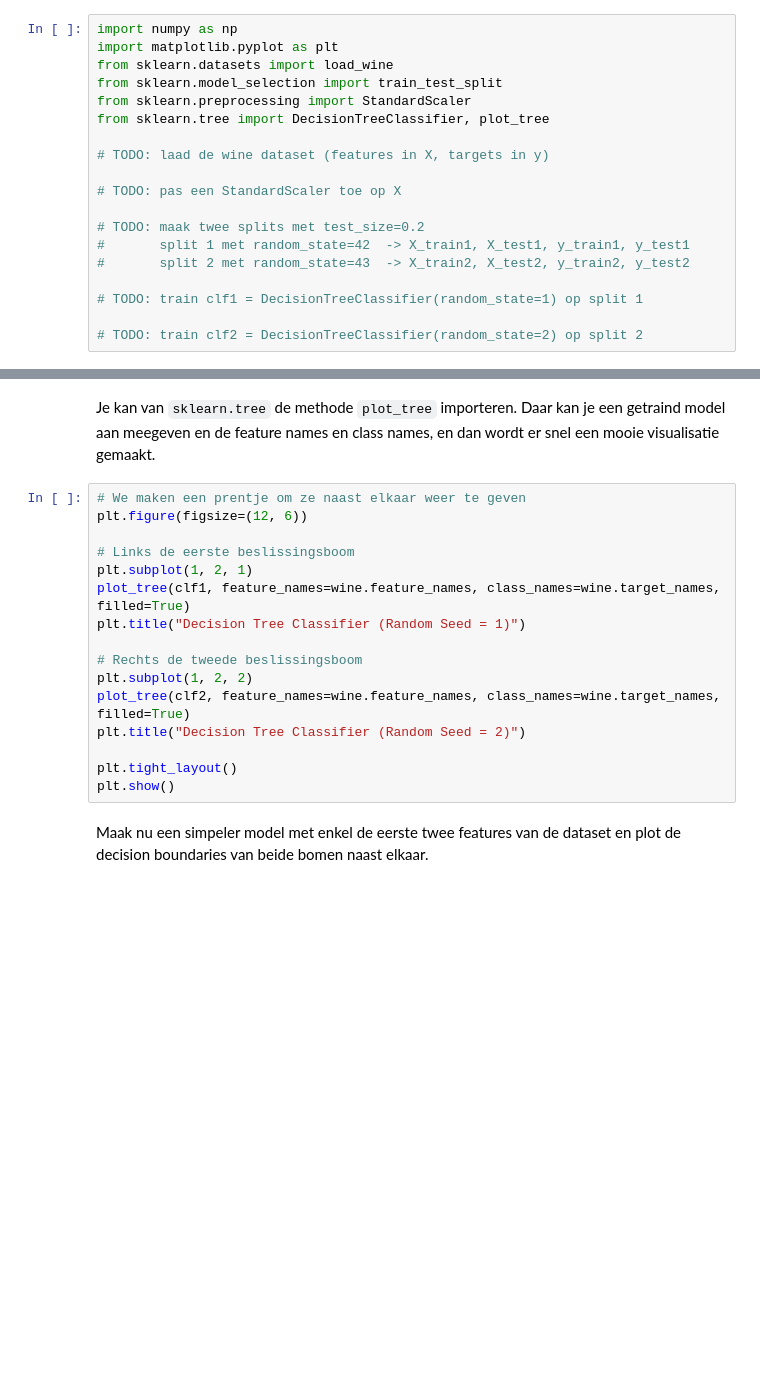
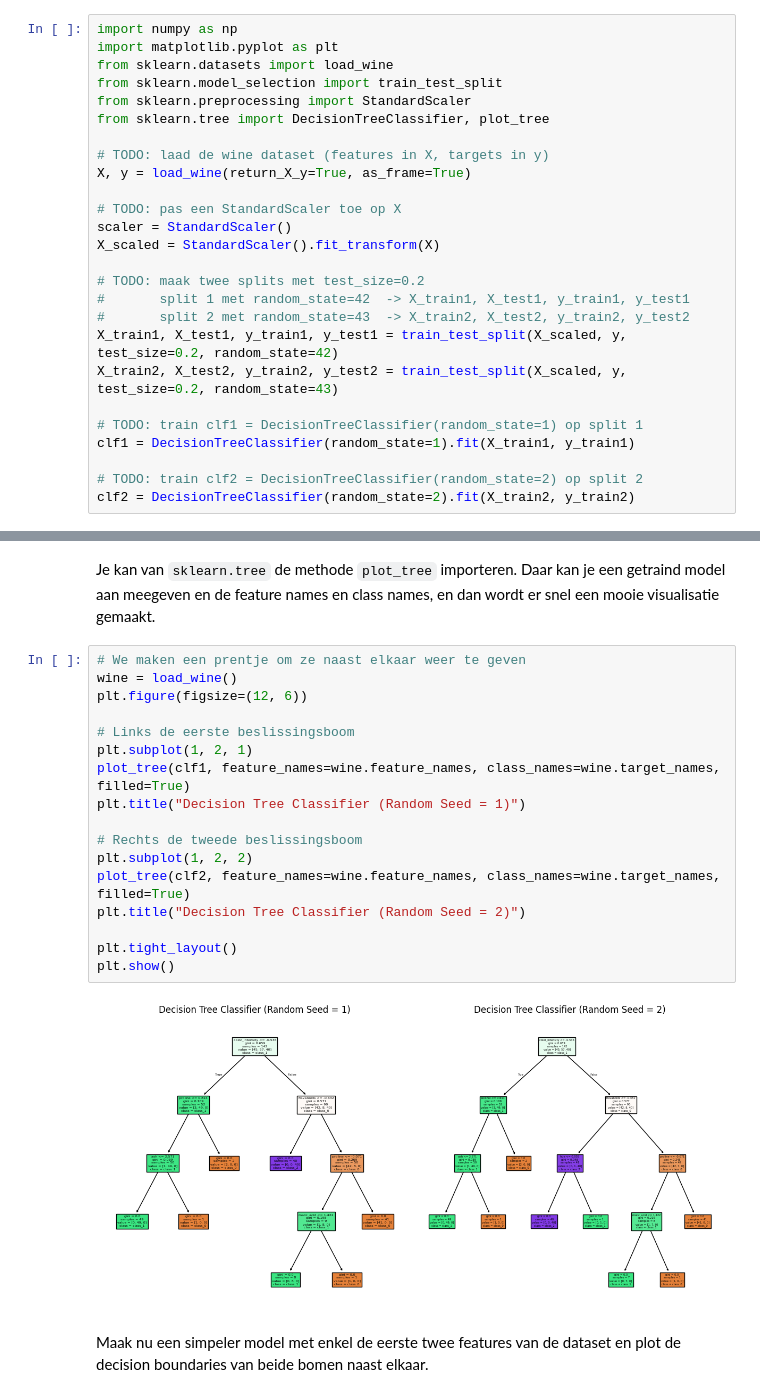
Before and after one commit to NGO-AP/ML-Algo-student, a Jupyter notebook: exercises_with_checks/week03/decision_trees_oefening_checkpoint_opgave.ipynb, the cells around one changed output, grey strips where cells are left out. Saved outputs shown, nothing was run; the diff lists cells and outputs as text; blank space fills up the shorter version.

```diff
--- a/exercises_with_checks/week03/decision_trees_oefening_checkpoint_opgave.ipynb
+++ b/exercises_with_checks/week03/decision_trees_oefening_checkpoint_opgave.ipynb
@@ -23,16 +23,23 @@ from sklearn.preprocessing import StandardScaler
 from sklearn.tree import DecisionTreeClassifier, plot_tree
 
 # TODO: laad de wine dataset (features in X, targets in y)
+X, y = load_wine(return_X_y=True, as_frame=True)
 
 # TODO: pas een StandardScaler toe op X
+scaler = StandardScaler()
+X_scaled = StandardScaler().fit_transform(X)
 
 # TODO: maak twee splits met test_size=0.2
 #       split 1 met random_state=42  -> X_train1, X_test1, y_train1, y_test1
 #       split 2 met random_state=43  -> X_train2, X_test2, y_train2, y_test2
+X_train1, X_test1, y_train1, y_test1 = train_test_split(X_scaled, y, test_size=0.2, random_state=42)
+X_train2, X_test2, y_train2, y_test2 = train_test_split(X_scaled, y, test_size=0.2, random_state=43)
 
 # TODO: train clf1 = DecisionTreeClassifier(random_state=1) op split 1
+clf1 = DecisionTreeClassifier(random_state=1).fit(X_train1, y_train1)
 
 # TODO: train clf2 = DecisionTreeClassifier(random_state=2) op split 2
+clf2 = DecisionTreeClassifier(random_state=2).fit(X_train2, y_train2)
 # %% [markdown]
 **Vraag (antwoord in `antwoord_tree_variatie`)**: Je vergelijkt de twee bomen (zelfde data, andere random state voor de split en voor de boom). Welke conclusie is correct? Kies A, B, C of D:
 
@@ -46,19 +53,22 @@ antwoord_tree_variatie = ""
 Je kan van `sklearn.tree` de methode `plot_tree` importeren. Daar kan je een getraind model aan meegeven en de feature names en class names, en dan wordt er snel een mooie visualisatie gemaakt.
 # %%
 # We maken een prentje om ze naast elkaar weer te geven
+wine = load_wine()
 plt.figure(figsize=(12, 6))
 
 # Links de eerste beslissingsboom
 plt.subplot(1, 2, 1)
 plot_tree(clf1, feature_names=wine.feature_names, class_names=wine.target_names, filled=True)
 plt.title("Decision Tree Classifier (Random Seed = 1)")
 
 # Rechts de tweede beslissingsboom
 plt.subplot(1, 2, 2)
 plot_tree(clf2, feature_names=wine.feature_names, class_names=wine.target_names, filled=True)
 plt.title("Decision Tree Classifier (Random Seed = 2)")
 
 plt.tight_layout()
 plt.show()
+# %% [output]
+[figure, added]
 # %% [markdown]
 Maak nu een simpeler model met enkel de eerste twee features van de dataset en plot de decision boundaries van beide bomen naast elkaar.
```
Also changed, not shown: parts of 13 cells of this notebook.
